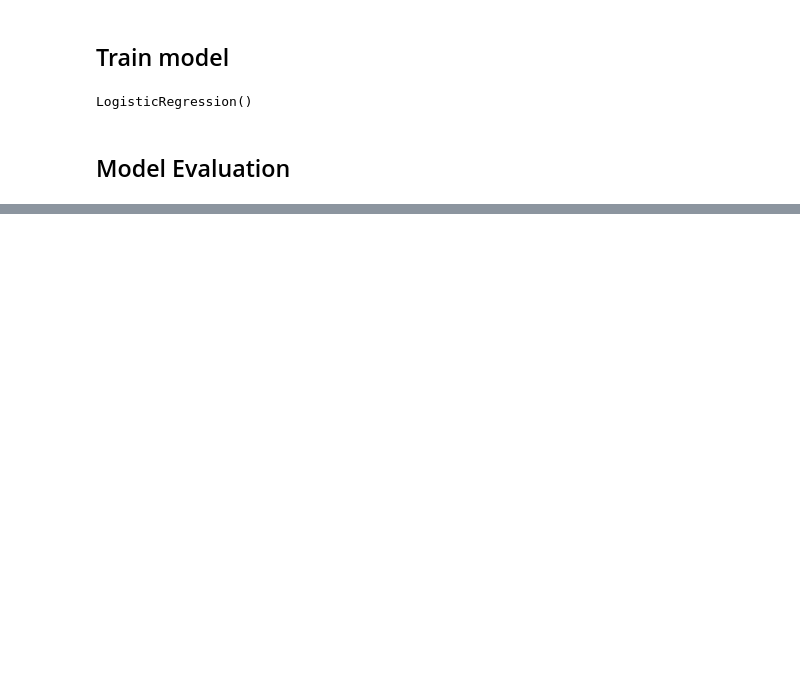
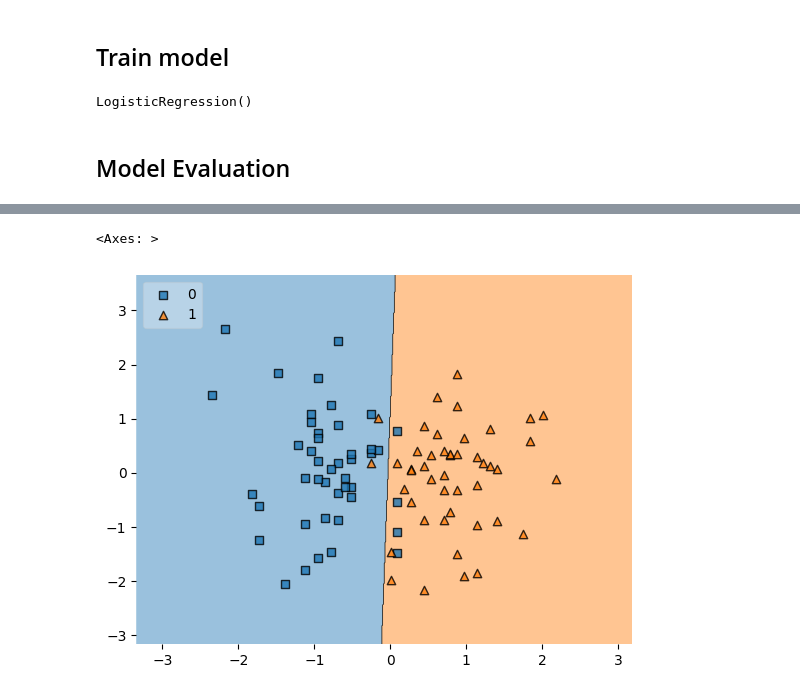
Before and after one commit to minhaj47/placement_ml_project, a Jupyter notebook: code.ipynb, the cells around one changed output, grey strips where cells are left out. Cells and saved outputs as stored; diff of their text form; code cells hidden in the pictures; blank space fills up the shorter version.

```diff
--- a/code.ipynb
+++ b/code.ipynb
@@ -170,0 +175,5 @@ ModuleNotFoundError: No module named 'mlxtend'
+# %%
+plot_decision_regions(np.array(x_train), np.array(y_train), clf=model, legend=2)
+# %% [output]
+<Axes: >
+[figure, added]
```
Also changed, not shown: parts of 13 cells of this notebook, 1 other file.
